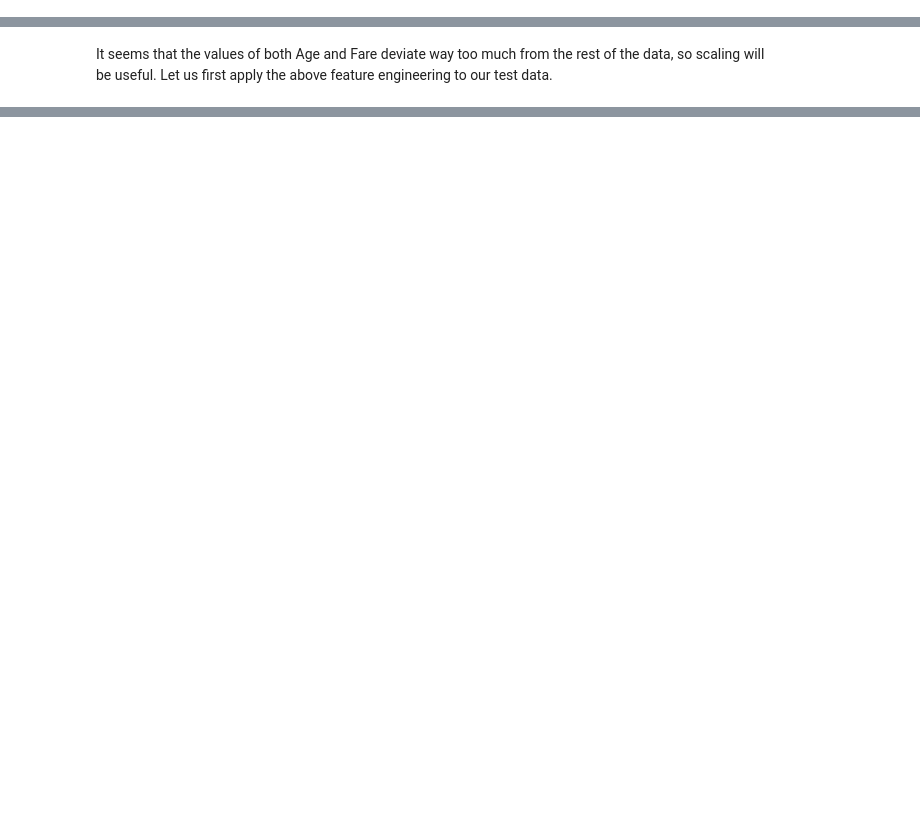
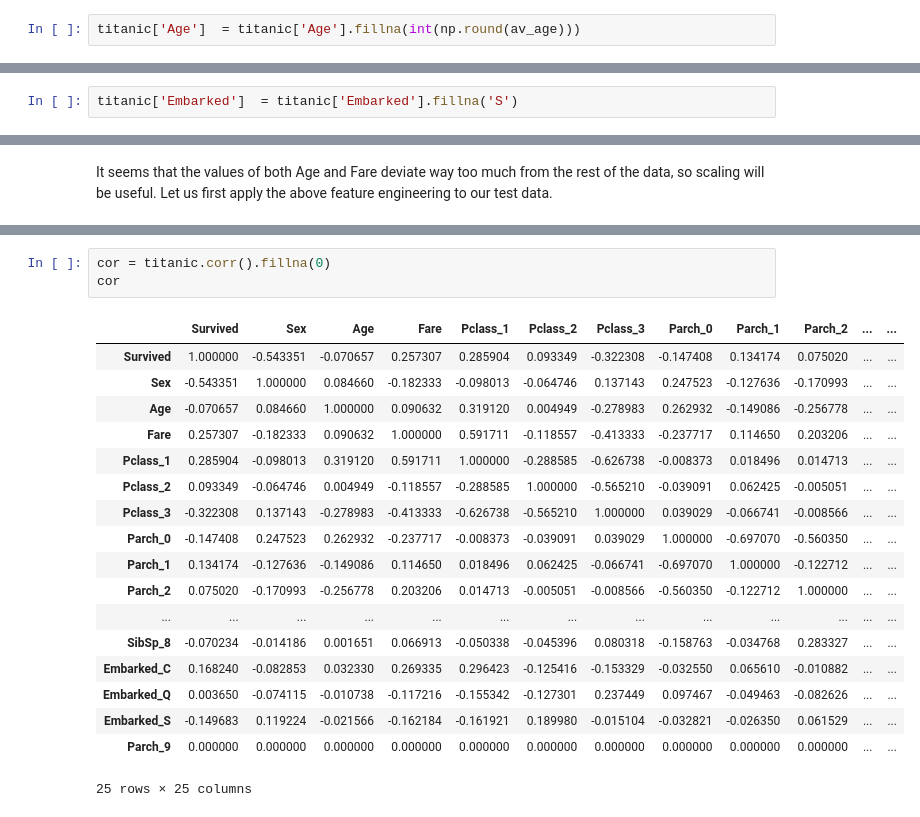
Before and after one commit to gr8nd/Machine-Learning-one-step-away-to-AI, a Jupyter notebook: Supervised Learning/Classification/Titanic.ipynb, the cells around one changed output, grey strips where cells are left out. Cells and saved outputs as stored; diff of their text form; blank space fills up the shorter version.

```diff
--- a/Supervised Learning/Classification/Titanic.ipynb
+++ b/Supervised Learning/Classification/Titanic.ipynb
@@ -124,0 +107,2 @@ memory usage: 45.4 KB
+# %%
+titanic['Age']  = titanic['Age'].fillna(int(np.round(av_age)))
@@ -124,0 +119,2 @@ memory usage: 45.4 KB
+# %%
+titanic['Embarked']  = titanic['Embarked'].fillna('S')
@@ -272,0 +286,22 @@ predictions, y_true = model.slice_cv(slice_index) #Divide the training data for
+# %%
+cor = titanic.corr().fillna(0)
+cor
+# %% [output]
+|  | Survived | Sex | Age | Fare | Pclass_1 | Pclass_2 | Pclass_3 | Parch_0 | Parch_1 | Parch_2 | ... | ... |
+| Survived | 1.000000 | -0.543351 | -0.070657 | 0.257307 | 0.285904 | 0.093349 | -0.322308 | -0.147408 | 0.134174 | 0.075020 | ... | ... |
+| Sex | -0.543351 | 1.000000 | 0.084660 | -0.182333 | -0.098013 | -0.064746 | 0.137143 | 0.247523 | -0.127636 | -0.170993 | ... | ... |
+| Age | -0.070657 | 0.084660 | 1.000000 | 0.090632 | 0.319120 | 0.004949 | -0.278983 | 0.262932 | -0.149086 | -0.256778 | ... | ... |
+| Fare | 0.257307 | -0.182333 | 0.090632 | 1.000000 | 0.591711 | -0.118557 | -0.413333 | -0.237717 | 0.114650 | 0.203206 | ... | ... |
+| Pclass_1 | 0.285904 | -0.098013 | 0.319120 | 0.591711 | 1.000000 | -0.288585 | -0.626738 | -0.008373 | 0.018496 | 0.014713 | ... | ... |
+| Pclass_2 | 0.093349 | -0.064746 | 0.004949 | -0.118557 | -0.288585 | 1.000000 | -0.565210 | -0.039091 | 0.062425 | -0.005051 | ... | ... |
+| Pclass_3 | -0.322308 | 0.137143 | -0.278983 | -0.413333 | -0.626738 | -0.565210 | 1.000000 | 0.039029 | -0.066741 | -0.008566 | ... | ... |
+| Parch_0 | -0.147408 | 0.247523 | 0.262932 | -0.237717 | -0.008373 | -0.039091 | 0.039029 | 1.000000 | -0.697070 | -0.560350 | ... | ... |
+| Parch_1 | 0.134174 | -0.127636 | -0.149086 | 0.114650 | 0.018496 | 0.062425 | -0.066741 | -0.697070 | 1.000000 | -0.122712 | ... | ... |
+| Parch_2 | 0.075020 | -0.170993 | -0.256778 | 0.203206 | 0.014713 | -0.005051 | -0.008566 | -0.560350 | -0.122712 | 1.000000 | ... | ... |
+| ... | ... | ... | ... | ... | ... | ... | ... | ... | ... | ... | ... | ... |
+| SibSp_8 | -0.070234 | -0.014186 | 0.001651 | 0.066913 | -0.050338 | -0.045396 | 0.080318 | -0.158763 | -0.034768 | 0.283327 | ... | ... |
+| Embarked_C | 0.168240 | -0.082853 | 0.032330 | 0.269335 | 0.296423 | -0.125416 | -0.153329 | -0.032550 | 0.065610 | -0.010882 | ... | ... |
+| Embarked_Q | 0.003650 | -0.074115 | -0.010738 | -0.117216 | -0.155342 | -0.127301 | 0.237449 | 0.097467 | -0.049463 | -0.082626 | ... | ... |
+| Embarked_S | -0.149683 | 0.119224 | -0.021566 | -0.162184 | -0.161921 | 0.189980 | -0.015104 | -0.032821 | -0.026350 | 0.061529 | ... | ... |
+| Parch_9 | 0.000000 | 0.000000 | 0.000000 | 0.000000 | 0.000000 | 0.000000 | 0.000000 | 0.000000 | 0.000000 | 0.000000 | ... | ... |
+25 rows × 25 columns
```
Also changed, not shown: parts of 118 cells of this notebook.
